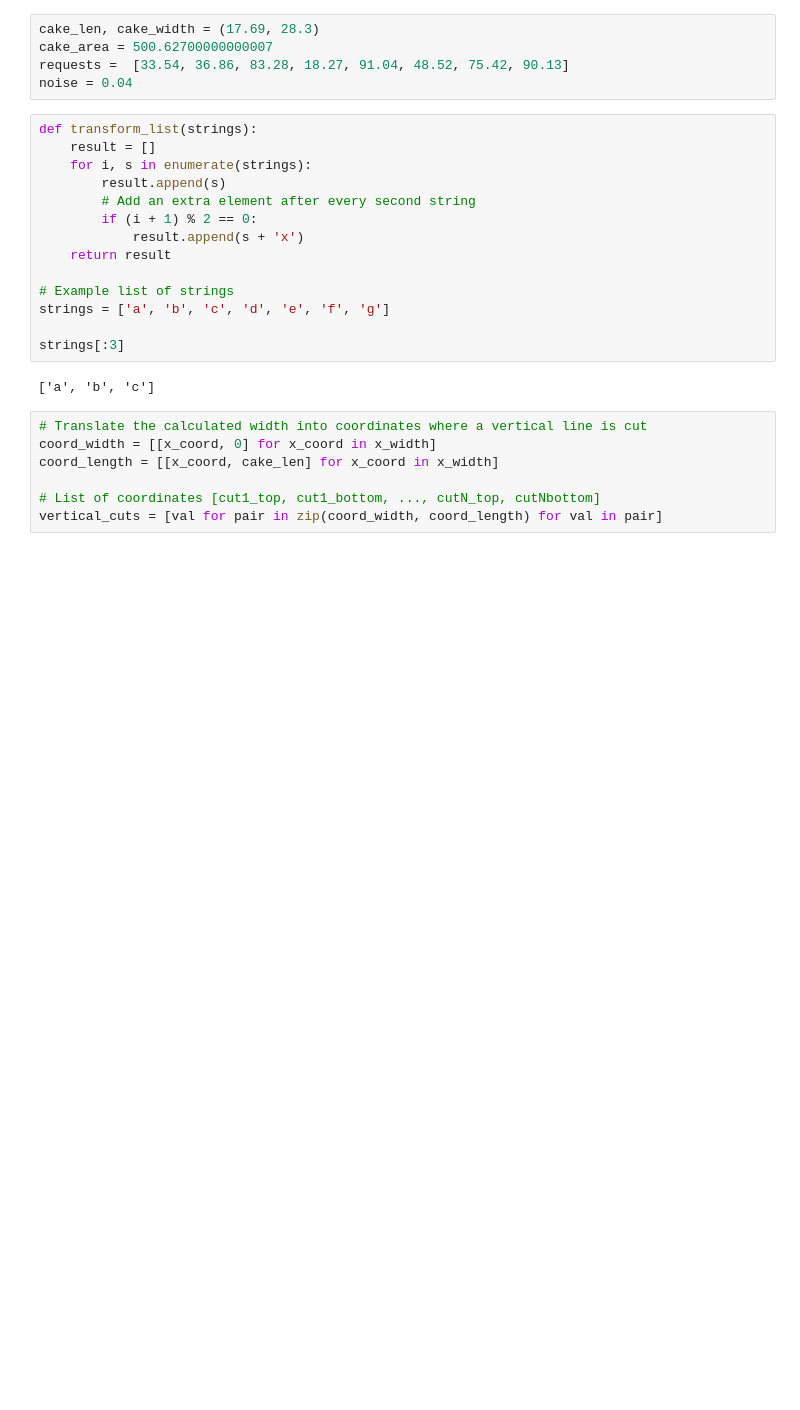
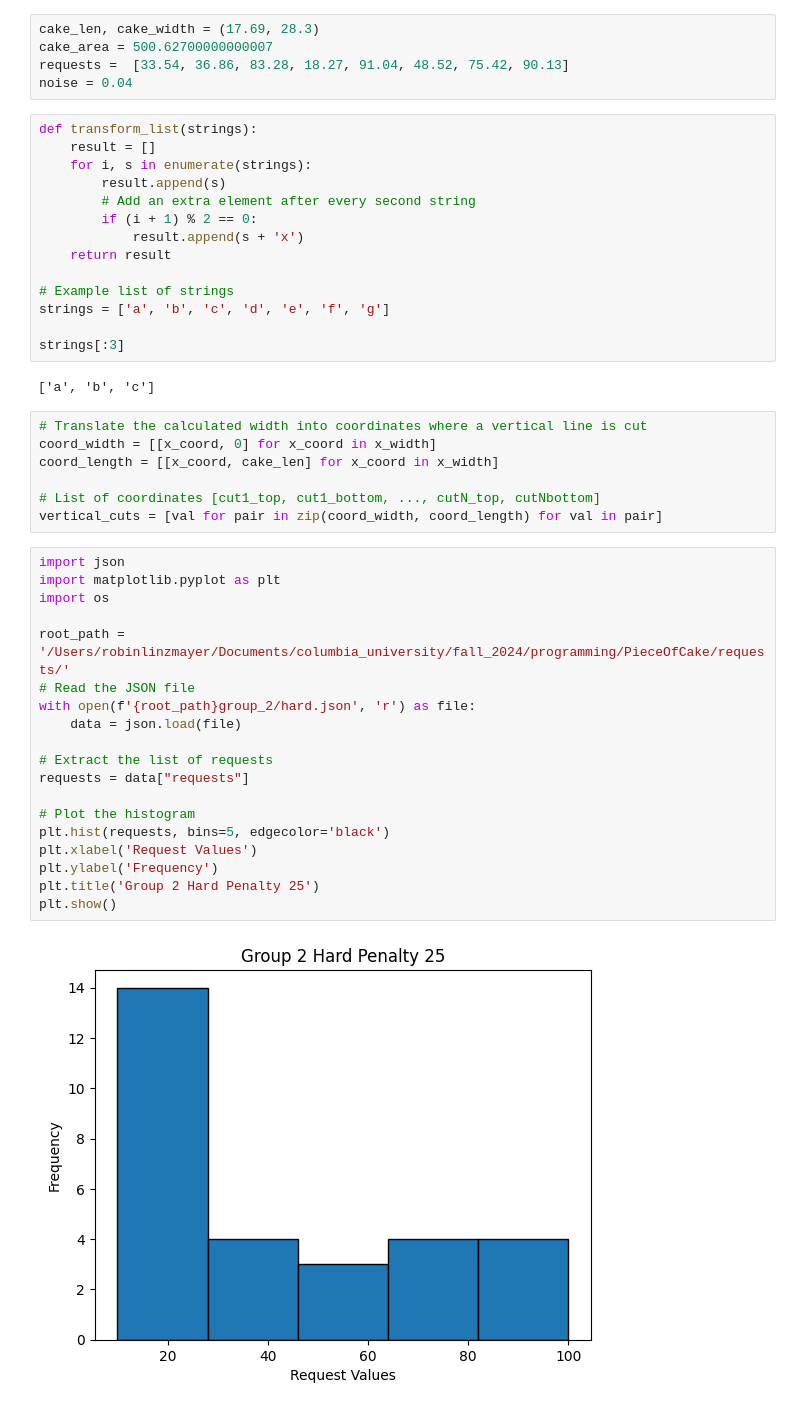
Before and after one commit to robin-linzmayer/PieceOfCake, a Jupyter notebook: requests/group_9/bakery_lab.ipynb, the cells around one changed output. Cells and saved outputs as stored; diff of their text form; blank space fills up the shorter version.

Commit message:
hist of request lists that we have penalties on

```diff
--- a/requests/group_9/bakery_lab.ipynb
+++ b/requests/group_9/bakery_lab.ipynb
@@ -26,3 +26,24 @@ coord_length = [[x_coord, cake_len] for x_coord in x_width]
 
 # List of coordinates [cut1_top, cut1_bottom, ..., cutN_top, cutNbottom]
 vertical_cuts = [val for pair in zip(coord_width, coord_length) for val in pair]
+# %%
+import json
+import matplotlib.pyplot as plt
+import os
+
+root_path = '/Users/robinlinzmayer/Documents/columbia_university/fall_2024/programming/PieceOfCake/requests/'
+# Read the JSON file
+with open(f'{root_path}group_2/hard.json', 'r') as file:
+    data = json.load(file)
+
+# Extract the list of requests
+requests = data["requests"]
+
+# Plot the histogram
+plt.hist(requests, bins=5, edgecolor='black')
+plt.xlabel('Request Values')
+plt.ylabel('Frequency')
+plt.title('Group 2 Hard Penalty 25')
+plt.show()
+# %% [output]
+[figure, added]
```
Also changed, not shown: parts of 4 cells of this notebook.
